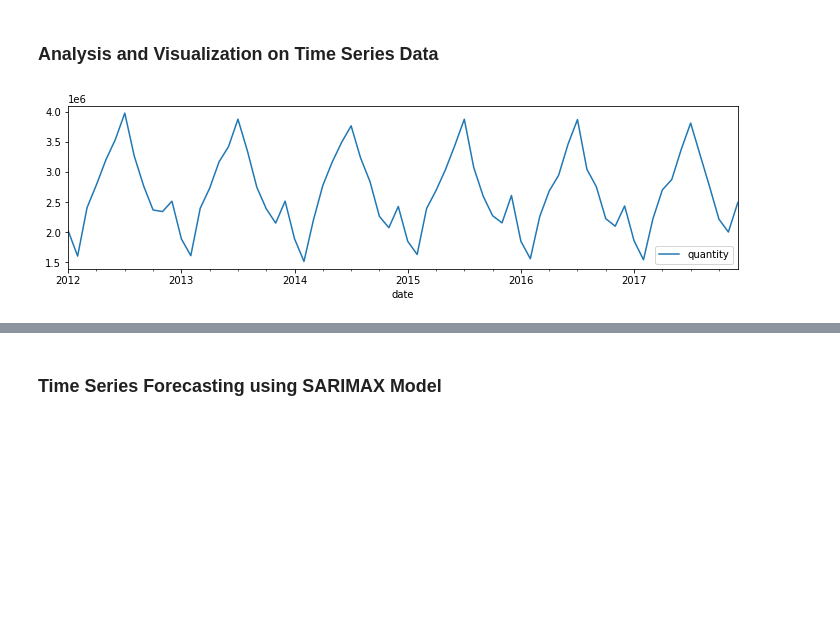
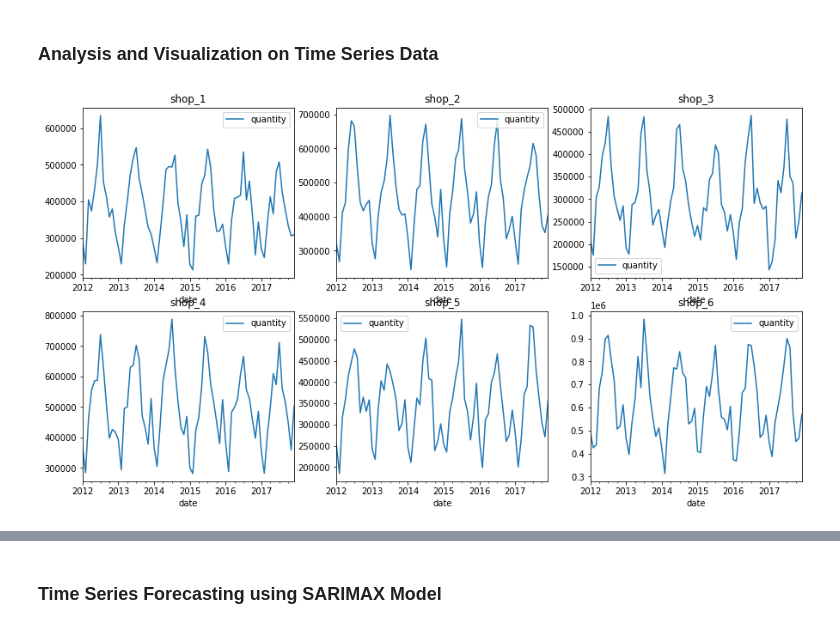
Before and after one commit to LakshmiRajan05/Nested_Cross_Validation_on_Time_Series_Data, a Jupyter notebook: model.ipynb, the cells around one changed output, grey strips where cells are left out. Cells and saved outputs as stored; diff of their text form; code cells hidden in the pictures; blank space fills up the shorter version.

```diff
--- a/model.ipynb
+++ b/model.ipynb
@@ -52,0 +69,4 @@ data.shape
+# %%
+# Our target is to predict the 'quantity' for each shop category. So removing all other irrelevant columns.
+cols=['id', 'city', 'lat', 'long', 'pop', 'brand','container', 'capacity', 'price']
+data.drop(cols,axis=1,inplace=True)
@@ -52,0 +85,4 @@ data.shape
+# %%
+# Store shop_1 data seperately to analyze each seperately
+shop1_data=data[data['shop']=='shop_1'][['date','quantity']]
+shop1_data.head()
@@ -53,5 +96,17 @@ data.shape
+# %%
+# Similarly storing each shop data seperately
+shop2_data=data[data['shop']=='shop_2'][['date','quantity']]
+shop3_data=data[data['shop']=='shop_3'][['date','quantity']]
+shop4_data=data[data['shop']=='shop_4'][['date','quantity']]
+shop5_data=data[data['shop']=='shop_5'][['date','quantity']]
+shop6_data=data[data['shop']=='shop_6'][['date','quantity']]
 # %% [markdown]
 ### Analysis and Visualization on Time Series Data
 # %%
-# Resample the data by combining month-wise samples together
-month_data=data.resample('M',on='date').sum()
+# Resampling these data on month-wise basis
+y1=shop1_data.resample('M',on='date').sum()
+y2=shop2_data.resample('M',on='date').sum()
+y3=shop3_data.resample('M',on='date').sum()
+y4=shop4_data.resample('M',on='date').sum()
+y5=shop5_data.resample('M',on='date').sum()
+y6=shop6_data.resample('M',on='date').sum()
@@ -60,10 +113,20 @@ y=month_data
 # %%
-y.plot(figsize=(12,3))
+# Ploting quantity Vs date
+col_list = [y1,y2,y3,y4,y5,y6]
+titl=['shop_1','shop_2','shop_3','shop_4','shop_5','shop_6']
+nrow=2
+ncol=3
+fig, axes = plt.subplots(nrow, ncol)
+# plot counter
+count=0
+for r in range(nrow):
+    for c in range(ncol):
+        col_list[count].plot(ax=axes[r,c],figsize=(15,8),title=titl[count])
+        count+=1
 plt.show()
-# From the figure, we can observe seasonality in the data as the target variabele's variation with date-time shows a similar
-# pattern that repeats in almost same interval of time.
+# We can observe in each figure, quantity varible's variation with date-time shows a similar repeating pattern.
 # %% [output]
-[figure, old version]
+[figure, new version]
 # %%
 # Analyse the different conmponents of time-series data - seasonal,trend,residual
 from statsmodels.tsa.seasonal import seasonal_decompose
```
Also changed, not shown: parts of 152 cells of this notebook.
